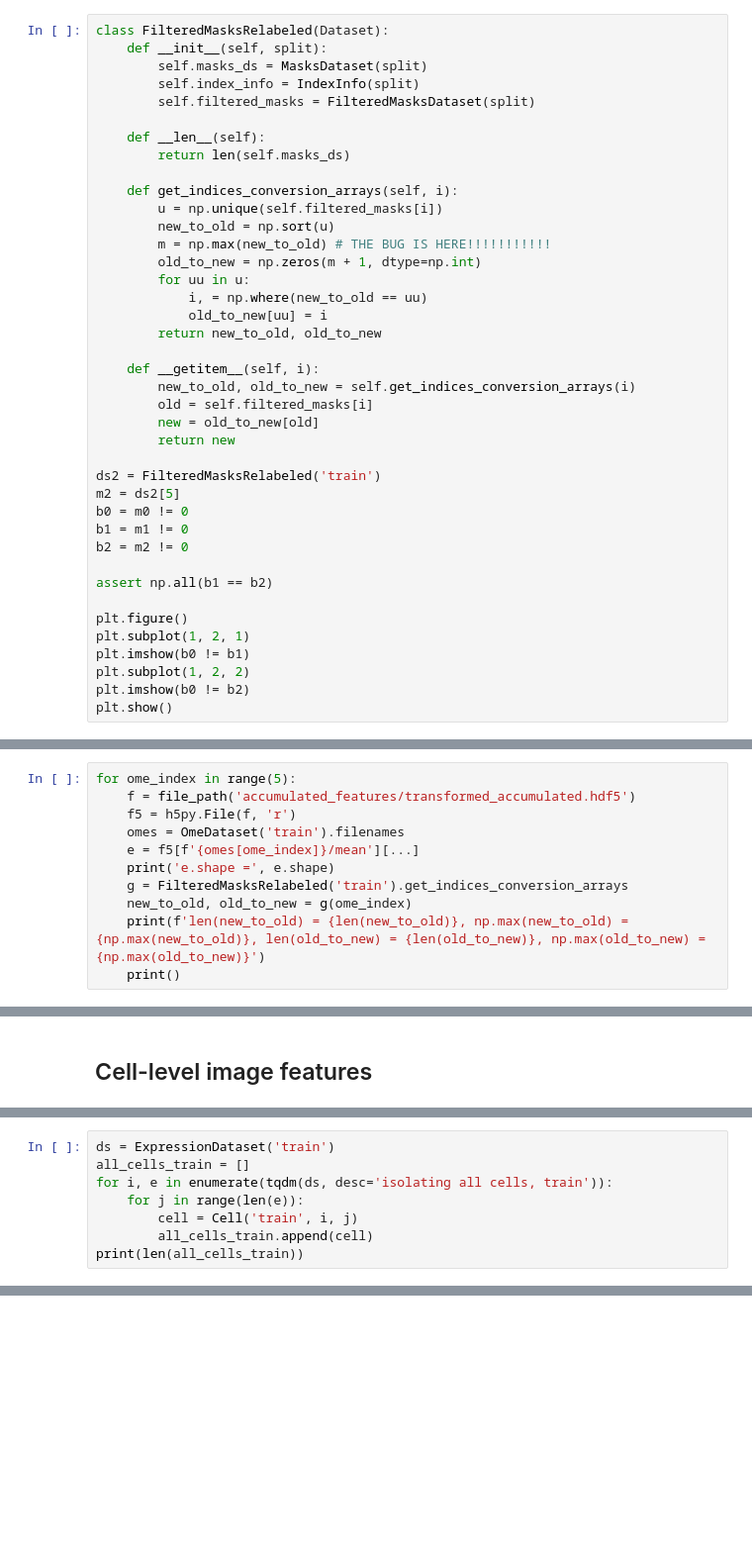
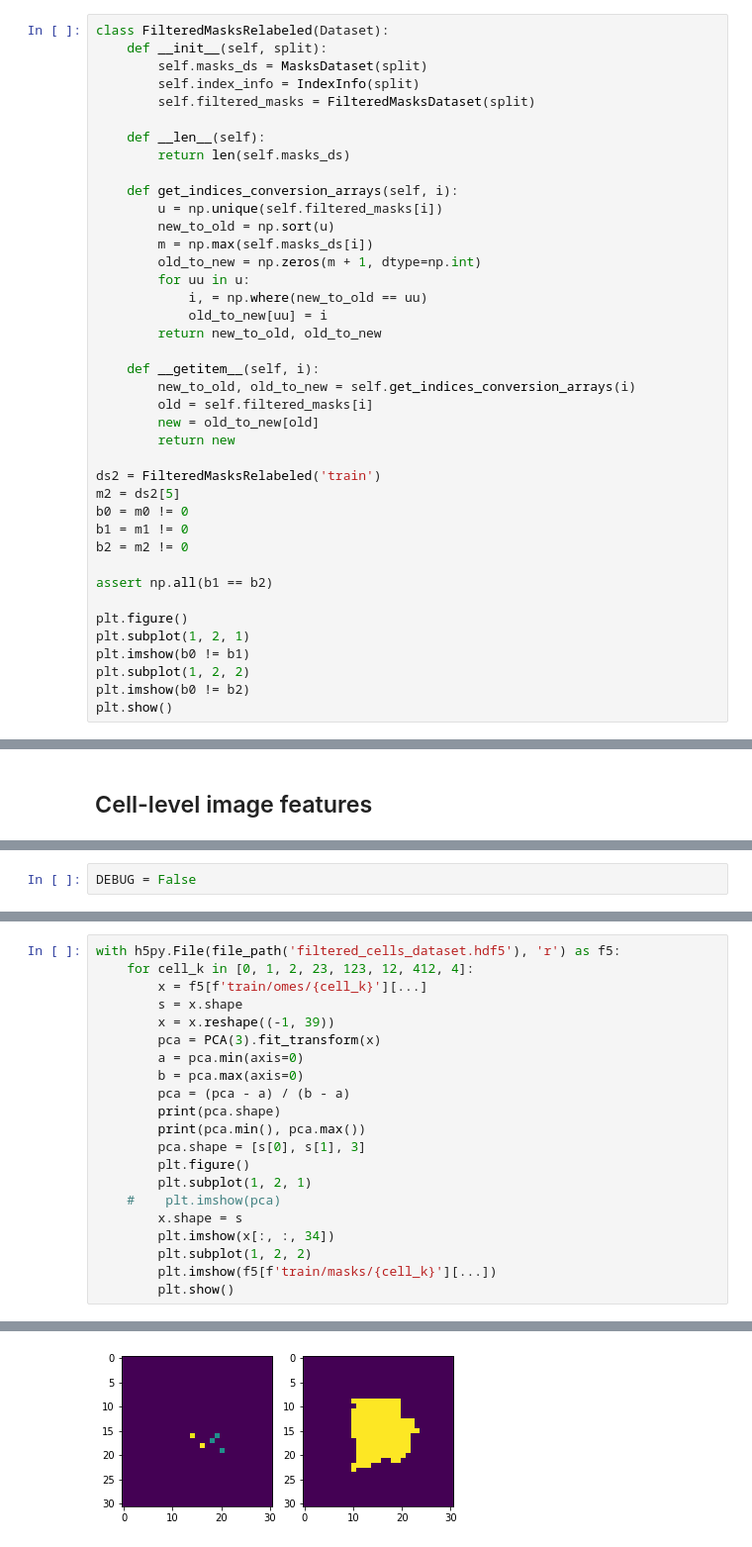
Before and after one commit to PMBio/spava, a Jupyter notebook: 018_new_datasets.ipynb, the cells around one changed output, grey strips where cells are left out. Shown: that part at 99% size. Cells and saved outputs as stored; diff of their text form; blank space fills up the shorter version.

```diff
--- a/018_new_datasets.ipynb
+++ b/018_new_datasets.ipynb
@@ -497,7 +497,7 @@ class FilteredMasksRelabeled(Dataset):
     def get_indices_conversion_arrays(self, i):
         u = np.unique(self.filtered_masks[i])
         new_to_old = np.sort(u)
-        m = np.max(new_to_old) # THE BUG IS HERE!!!!!!!!!!!
+        m = np.max(self.masks_ds[i])
         old_to_new = np.zeros(m + 1, dtype=np.int)
         for uu in u:
             i, = np.where(new_to_old == uu)
@@ -569,11 +584,0 @@ AssertionError: (3492, 3493, 'ome_index2')
-# %%
-for ome_index in range(5):
-    f = file_path('accumulated_features/transformed_accumulated.hdf5')
-    f5 = h5py.File(f, 'r')
-    omes = OmeDataset('train').filenames
-    e = f5[f'{omes[ome_index]}/mean'][...]
-    print('e.shape =', e.shape)
-    g = FilteredMasksRelabeled('train').get_indices_conversion_arrays
-    new_to_old, old_to_new = g(ome_index)
-    print(f'len(new_to_old) = {len(new_to_old)}, np.max(new_to_old) = {np.max(new_to_old)}, len(old_to_new) = {len(old_to_new)}, np.max(old_to_new) = {np.max(old_to_new)}')
-    print()
@@ -614,8 +597,0 @@ class Cell:
-# %%
-ds = ExpressionDataset('train')
-all_cells_train = []
-for i, e in enumerate(tqdm(ds, desc='isolating all cells, train')):
-    for j in range(len(e)):
-        cell = Cell('train', i, j)
-        all_cells_train.append(cell)
-print(len(all_cells_train))
@@ -623,0 +608,2 @@ AssertionError: (3492, 3493)
+# %%
+DEBUG = False
@@ -623,0 +775,22 @@ AssertionError: (3492, 3493)
+# %%
+with h5py.File(file_path('filtered_cells_dataset.hdf5'), 'r') as f5:
+    for cell_k in [0, 1, 2, 23, 123, 12, 412, 4]:
+        x = f5[f'train/omes/{cell_k}'][...]
+        s = x.shape
+        x = x.reshape((-1, 39))
+        pca = PCA(3).fit_transform(x)
+        a = pca.min(axis=0)
+        b = pca.max(axis=0)
+        pca = (pca - a) / (b - a)
+        print(pca.shape)
+        print(pca.min(), pca.max())
+        pca.shape = [s[0], s[1], 3]
+        plt.figure()
+        plt.subplot(1, 2, 1)
+    #    plt.imshow(pca)
+        x.shape = s
+        plt.imshow(x[:, :, 34])
+        plt.subplot(1, 2, 2)
+        plt.imshow(f5[f'train/masks/{cell_k}'][...])
+        plt.show()
+# %% [output]
@@ -623,0 +799 @@ AssertionError: (3492, 3493)
+[figure, added]
```
Also changed, not shown: parts of 20 cells of this notebook, 1 other file.
